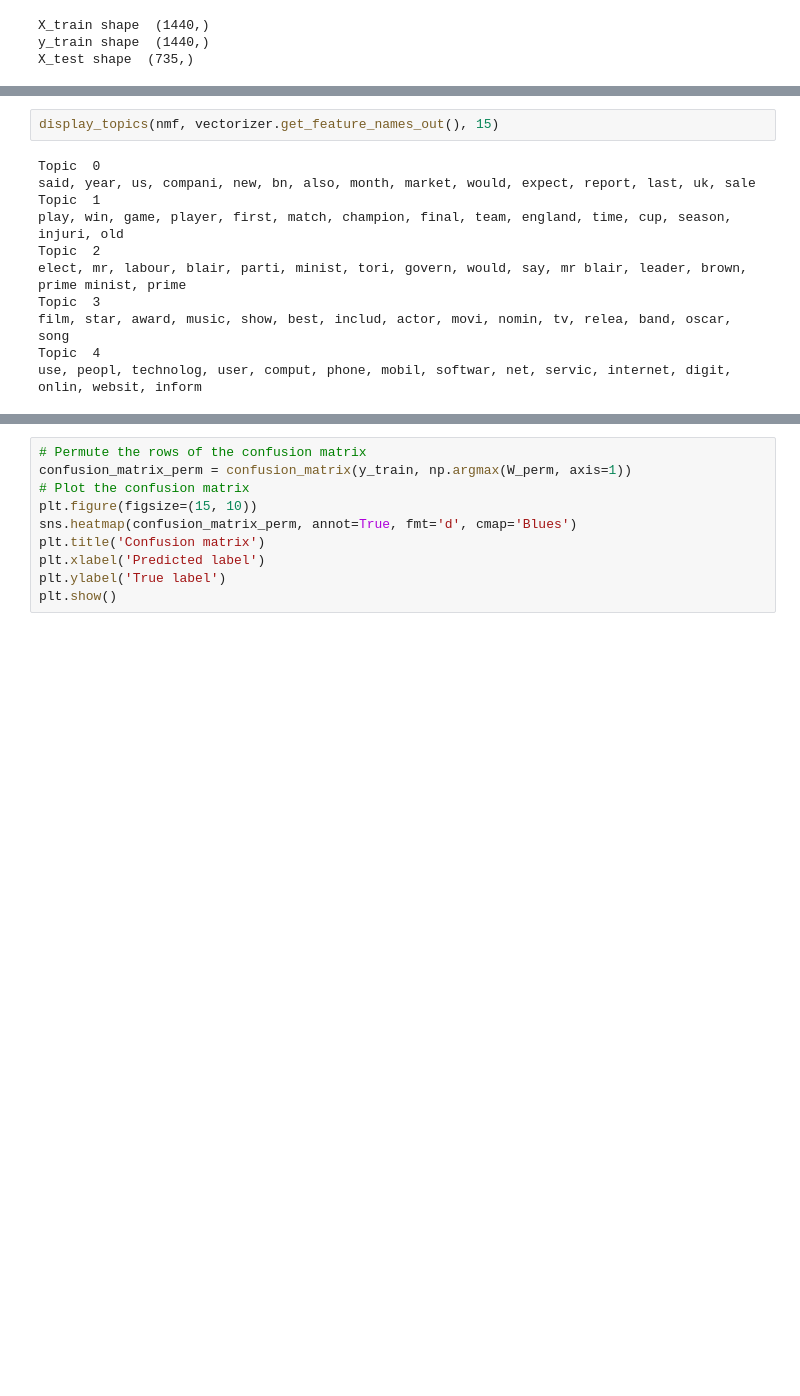
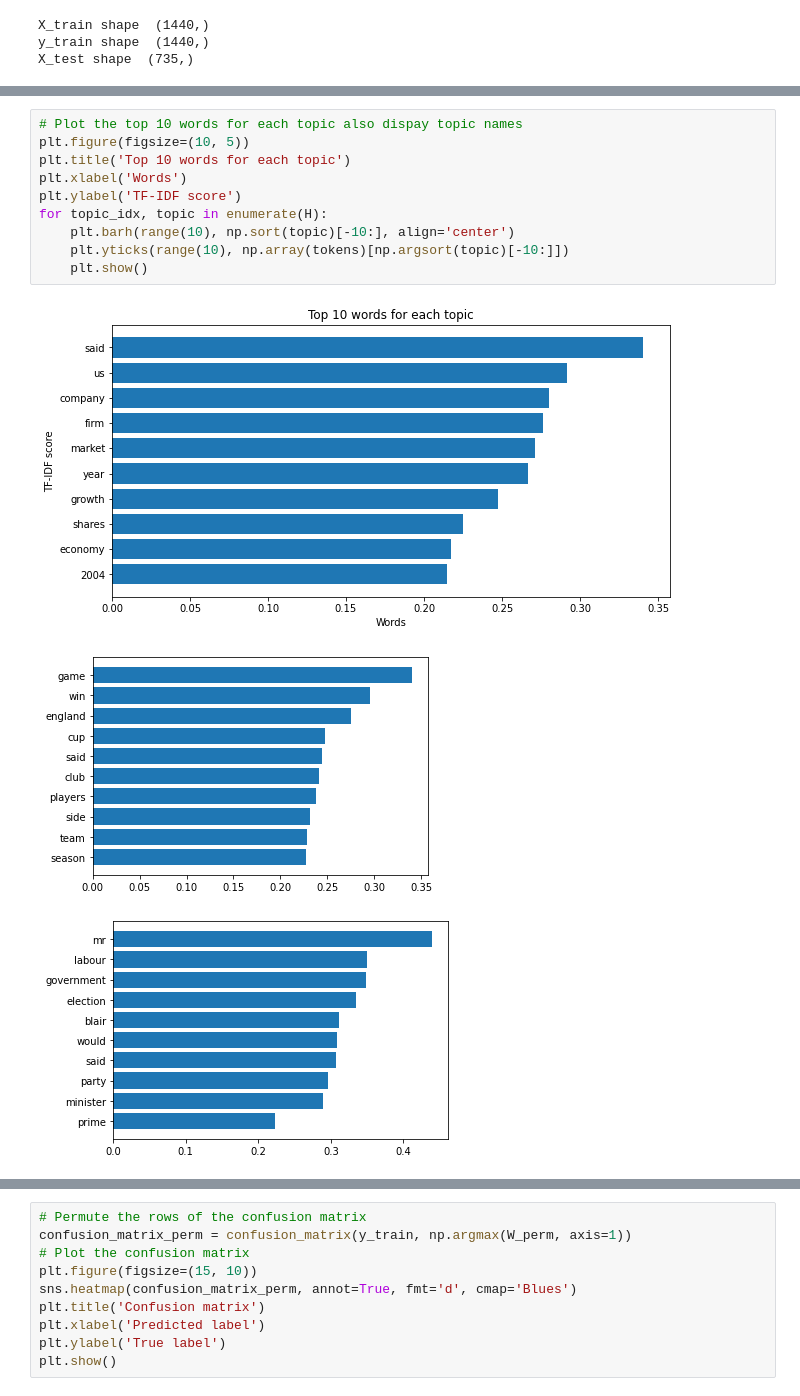
Before and after one commit to girikunche/BBC, a Jupyter notebook: tfid.ipynb, the cells around one changed output, grey strips where cells are left out. Drawn from its saved outputs; the diff is of its cells as text; blank space fills up the shorter version.

```diff
--- a/tfid.ipynb
+++ b/tfid.ipynb
@@ -204,13 +202,14 @@ def display_topics(model, feature_names, num_top_words, topic_names=None):
-# %%
-display_topics(nmf, vectorizer.get_feature_names_out(), 15)
-# %% [output]
-Topic  0
-said, year, us, compani, new, bn, also, month, market, would, expect, report, last, uk, sale
-Topic  1
-play, win, game, player, first, match, champion, final, team, england, time, cup, season, injuri, old
-Topic  2
-elect, mr, labour, blair, parti, minist, tori, govern, would, say, mr blair, leader, brown, prime minist, prime
-Topic  3
-film, star, award, music, show, best, includ, actor, movi, nomin, tv, relea, band, oscar, song
-Topic  4
-use, peopl, technolog, user, comput, phone, mobil, softwar, net, servic, internet, digit, onlin, websit, inform
+# %%
+# Plot the top 10 words for each topic also dispay topic names
+plt.figure(figsize=(10, 5))
+plt.title('Top 10 words for each topic')
+plt.xlabel('Words')
+plt.ylabel('TF-IDF score')
+for topic_idx, topic in enumerate(H):
+    plt.barh(range(10), np.sort(topic)[-10:], align='center')
+    plt.yticks(range(10), np.array(tokens)[np.argsort(topic)[-10:]])
+    plt.show()
+# %% [output]
+[figure, added]
+[figure, added]
+[figure, added]
```
Also changed, not shown: parts of 15 cells of this notebook, 3 other files.
